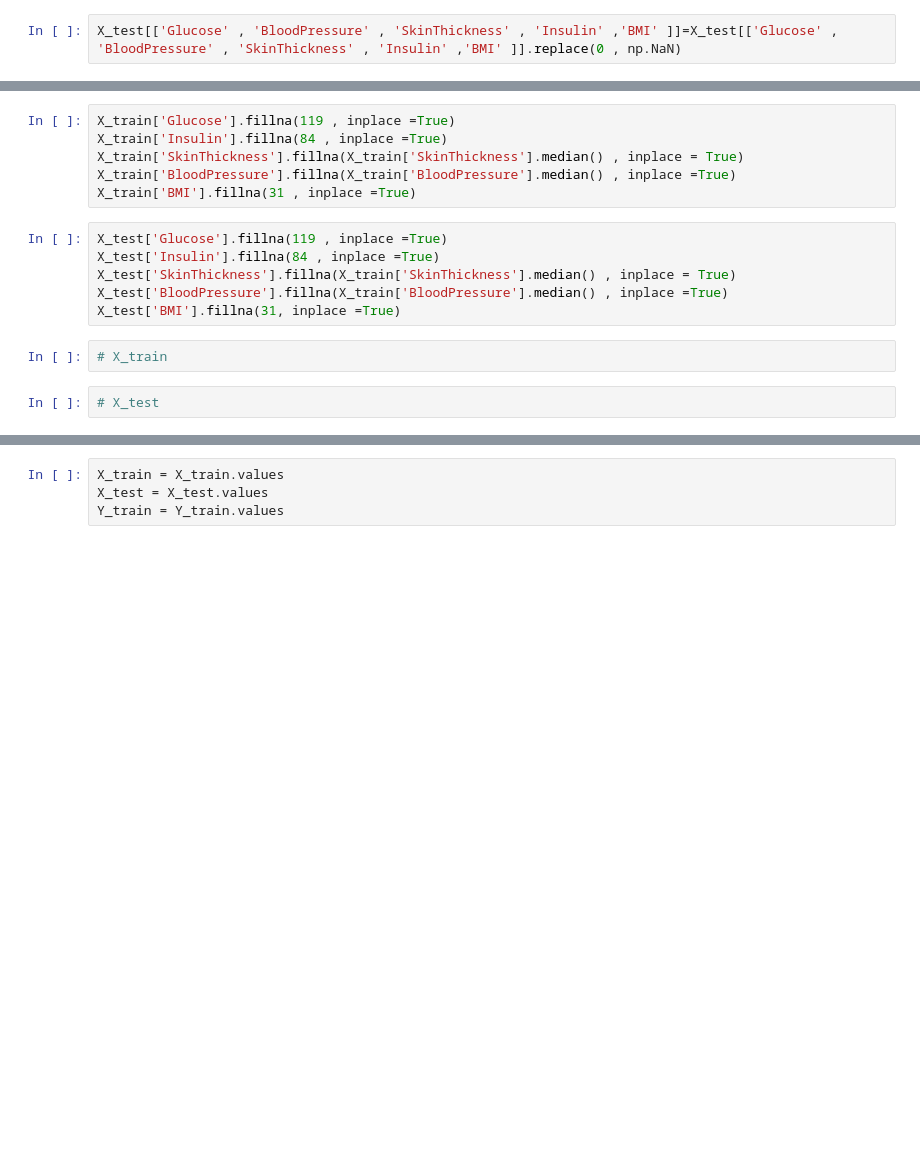
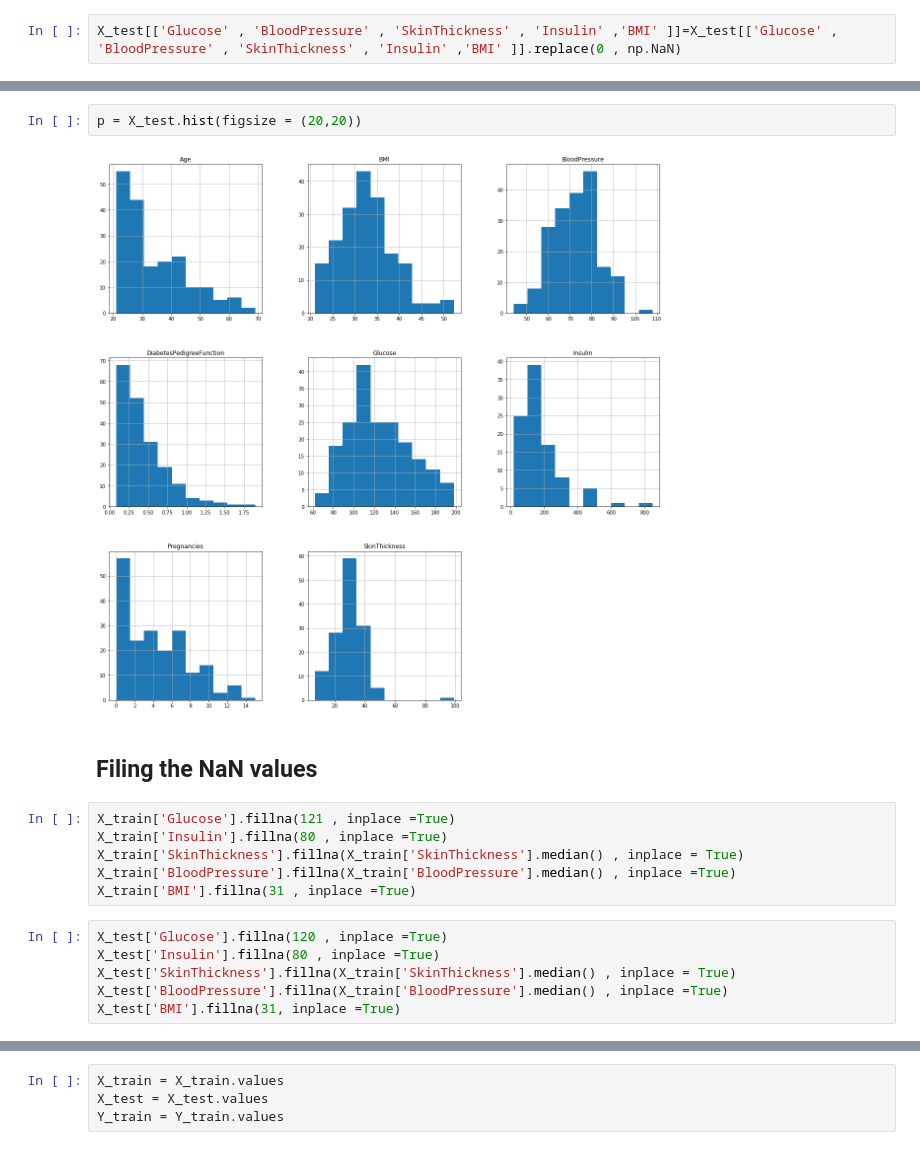
Before and after one commit to vikasyadav87500/Diabetes-Predictor, a Jupyter notebook: Diabetes-Predictor.ipynb, the cells around one changed output, grey strips where cells are left out. Drawn from its saved outputs; the diff is of its cells as text; blank space fills up the shorter version.

```diff
--- a/Diabetes-Predictor.ipynb
+++ b/Diabetes-Predictor.ipynb
@@ -47,16 +132,18 @@ X_test[['Glucose' , 'BloodPressure' , 'SkinThickness' , 'Insulin' ,'BMI' ]]=X_te
+# %%
+p = X_test.hist(figsize = (20,20))
+# %% [output]
+[figure, added]
+# %% [markdown]
+## Filing the NaN values
 # %%
-X_train['Glucose'].fillna(119 , inplace =True)
-X_train['Insulin'].fillna(84 , inplace =True)
+X_train['Glucose'].fillna(121 , inplace =True)
+X_train['Insulin'].fillna(80 , inplace =True)
 X_train['SkinThickness'].fillna(X_train['SkinThickness'].median() , inplace = True)
 X_train['BloodPressure'].fillna(X_train['BloodPressure'].median() , inplace =True)
 X_train['BMI'].fillna(31 , inplace =True)
 # %%
-X_test['Glucose'].fillna(119 , inplace =True)
-X_test['Insulin'].fillna(84 , inplace =True)
+X_test['Glucose'].fillna(120 , inplace =True)
+X_test['Insulin'].fillna(80 , inplace =True)
 X_test['SkinThickness'].fillna(X_train['SkinThickness'].median() , inplace = True)
 X_test['BloodPressure'].fillna(X_train['BloodPressure'].median() , inplace =True)
 X_test['BMI'].fillna(31, inplace =True)
-# %%
-# X_train
-# %%
-# X_test
```
Also changed, not shown: parts of 37 cells of this notebook.
